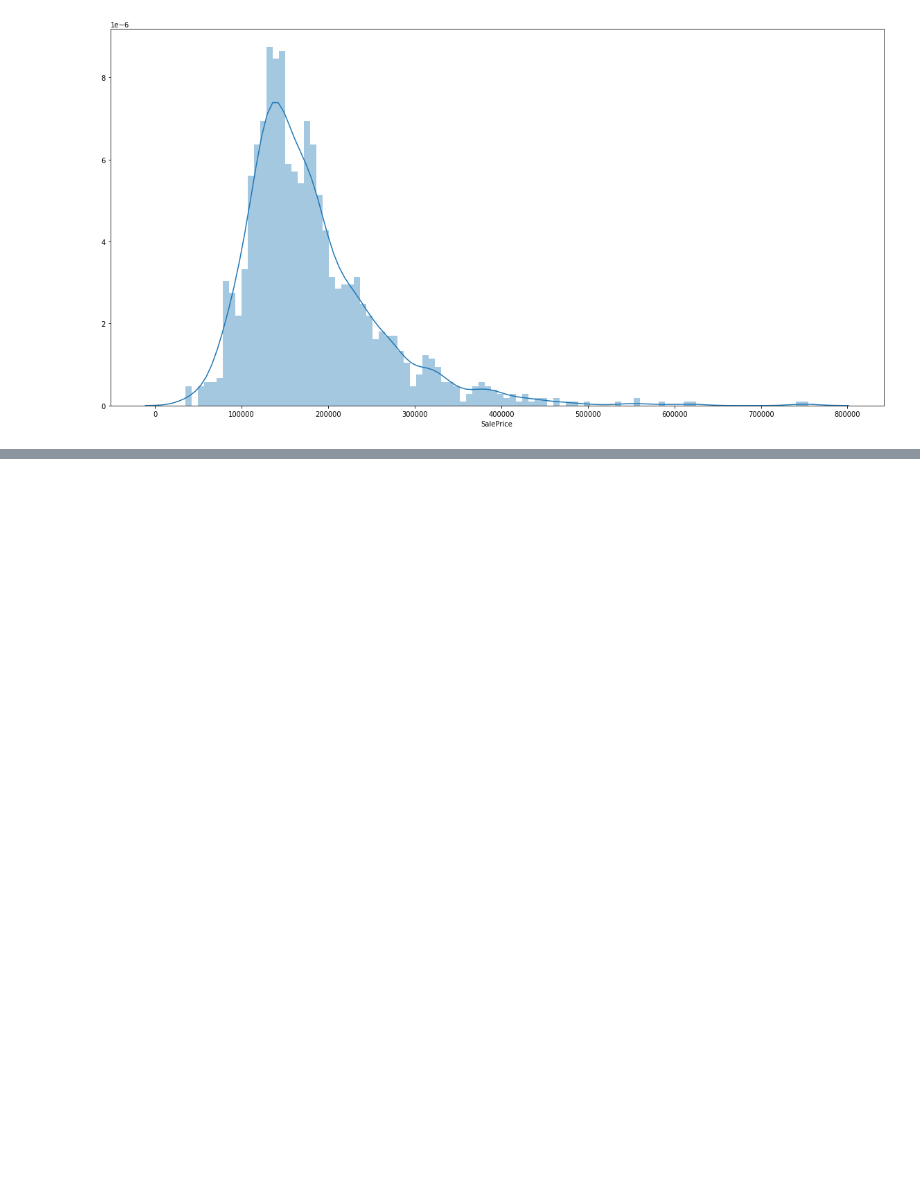
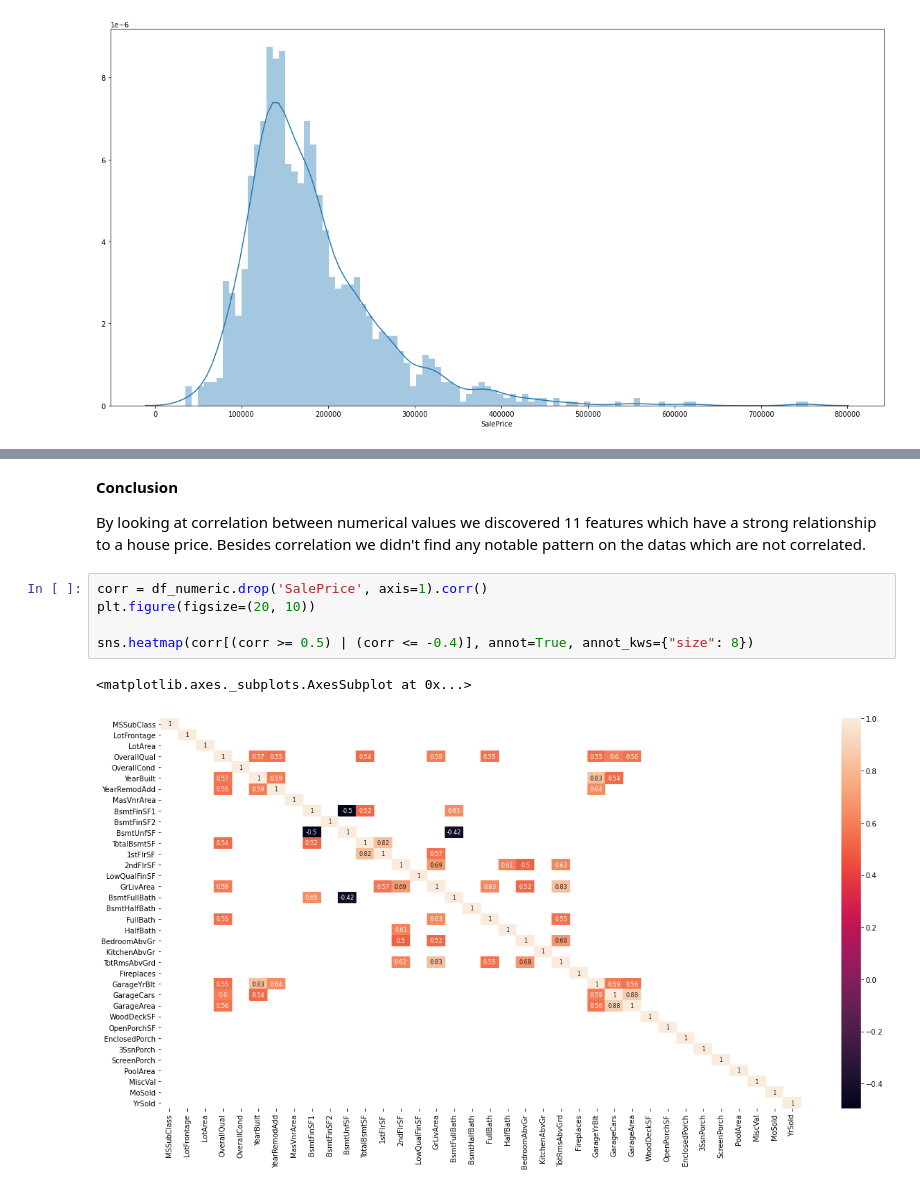
Before and after one commit to MosheWorld/Data-Exploration, a Jupyter notebook: House Prices 2/Notebook Solution.ipynb, the cells around one changed output, grey strips where cells are left out. Drawn from its saved outputs; the diff is of its cells as text; blank space fills up the shorter version.

```diff
--- a/House Prices 2/Notebook Solution.ipynb
+++ b/House Prices 2/Notebook Solution.ipynb
@@ -79,0 +210,12 @@ sns.distplot(df['SalePrice'], bins=100)
+# %% [markdown]
+**Conclusion**
+
+By looking at correlation between numerical values we discovered 11 features which have a strong relationship to a house price. Besides correlation we didn't find any notable pattern on the datas which are not correlated.
+# %%
+corr = df_numeric.drop('SalePrice', axis=1).corr()
+plt.figure(figsize=(20, 10))
+
+sns.heatmap(corr[(corr >= 0.5) | (corr <= -0.4)], annot=True, annot_kws={"size": 8})
+# %% [output]
+<matplotlib.axes._subplots.AxesSubplot at 0x...>
+[figure, added]
```
Also changed, not shown: parts of 30 cells of this notebook.
